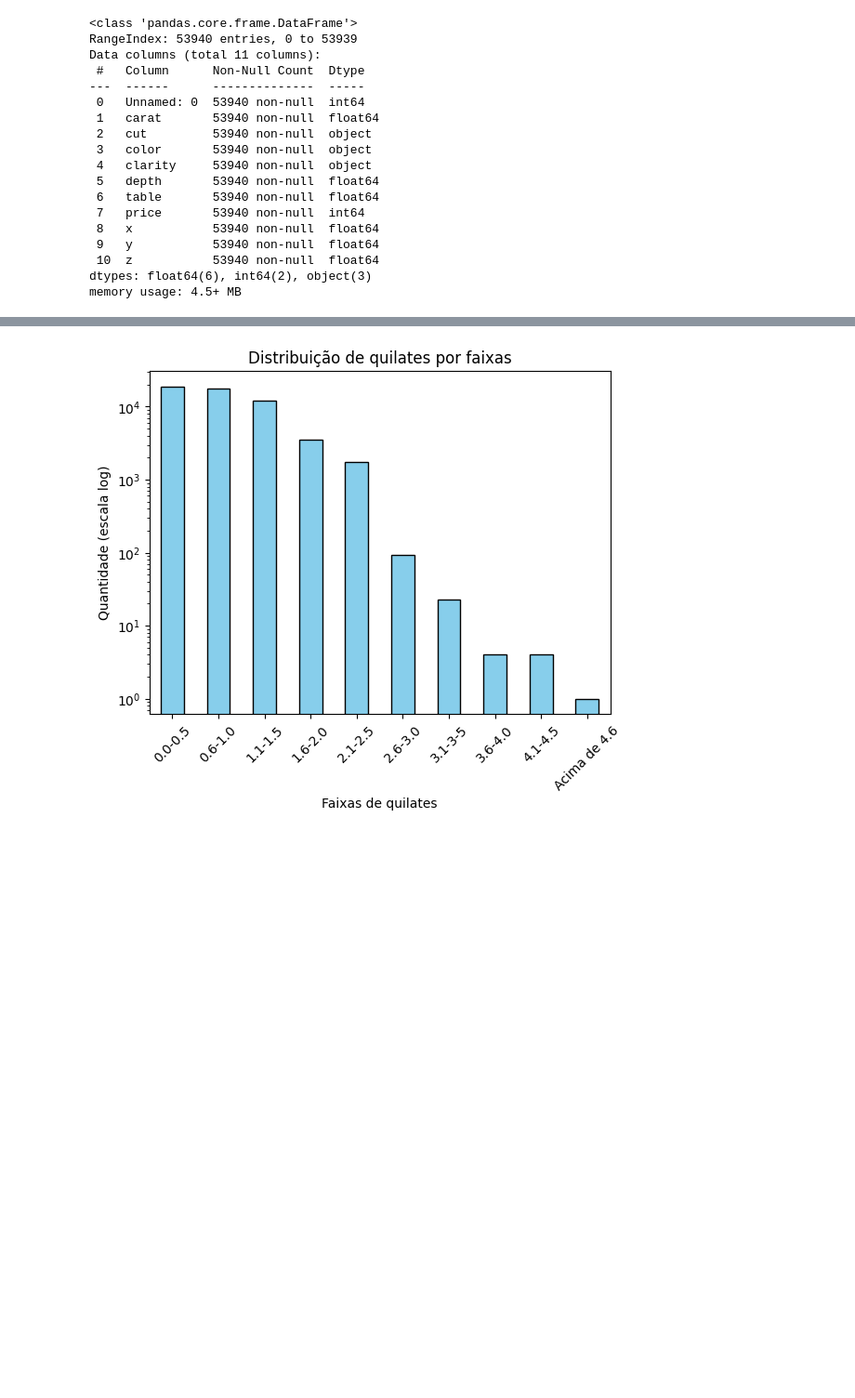
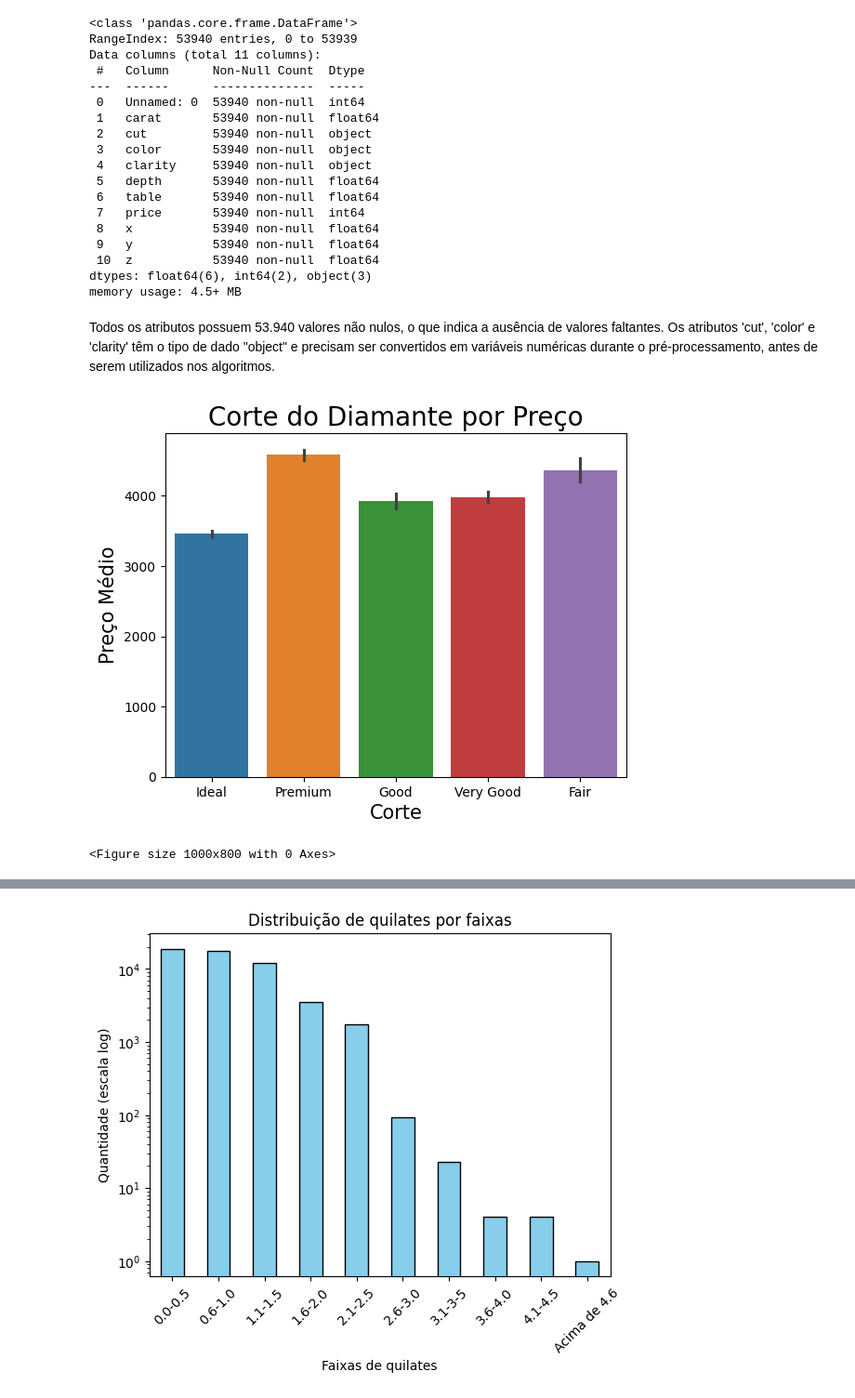
Before and after one commit to Turma1174/projetoML2, a Jupyter notebook: projeto.ipynb, the cells around one changed output, grey strips where cells are left out. Shown: that part at 93% size. Cells and saved outputs as stored; diff of their text form; code cells hidden in the pictures; blank space fills up the shorter version.

```diff
--- a/projeto.ipynb
+++ b/projeto.ipynb
@@ -70,3 +82,20 @@ Data columns (total 11 columns):
  10  z           53940 non-null  float64
 dtypes: float64(6), int64(2), object(3)
 memory usage: 4.5+ MB
+# %% [markdown]
+Todos os atributos possuem 53.940 valores não nulos, o que indica a ausência de valores faltantes. Os atributos 'cut', 'color' e 'clarity' têm o tipo de dado "object" e precisam ser convertidos em variáveis numéricas durante o pré-processamento, antes de serem utilizados nos algoritmos.
+# %%
+# Criação do gráfico de barras
+ax = sns.barplot(x="cut", y="price", data=df, hue='cut')
+
+# Personalização do título e rótulos
+ax.set_title("Corte do Diamante por Preço", fontsize=20)
+ax.set_ylabel("Preço Médio", fontsize=15)
+ax.set_xlabel("Corte", fontsize=15)
+plt.figure(figsize=(10, 8))
+
+
+plt.show()
+# %% [output]
+[figure, added]
+<Figure size 1000x800 with 0 Axes>
```
Also changed, not shown: parts of 12 cells of this notebook.
